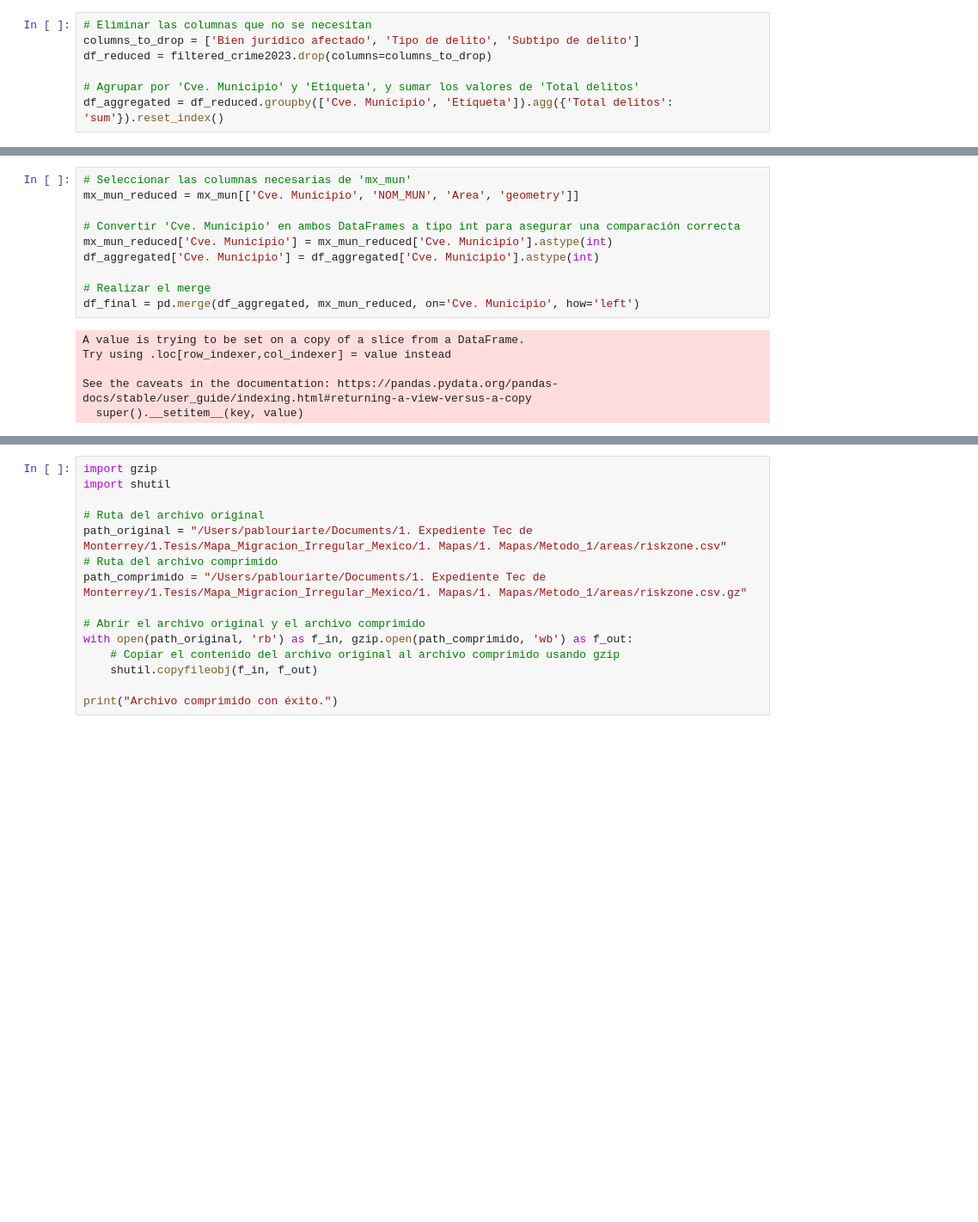
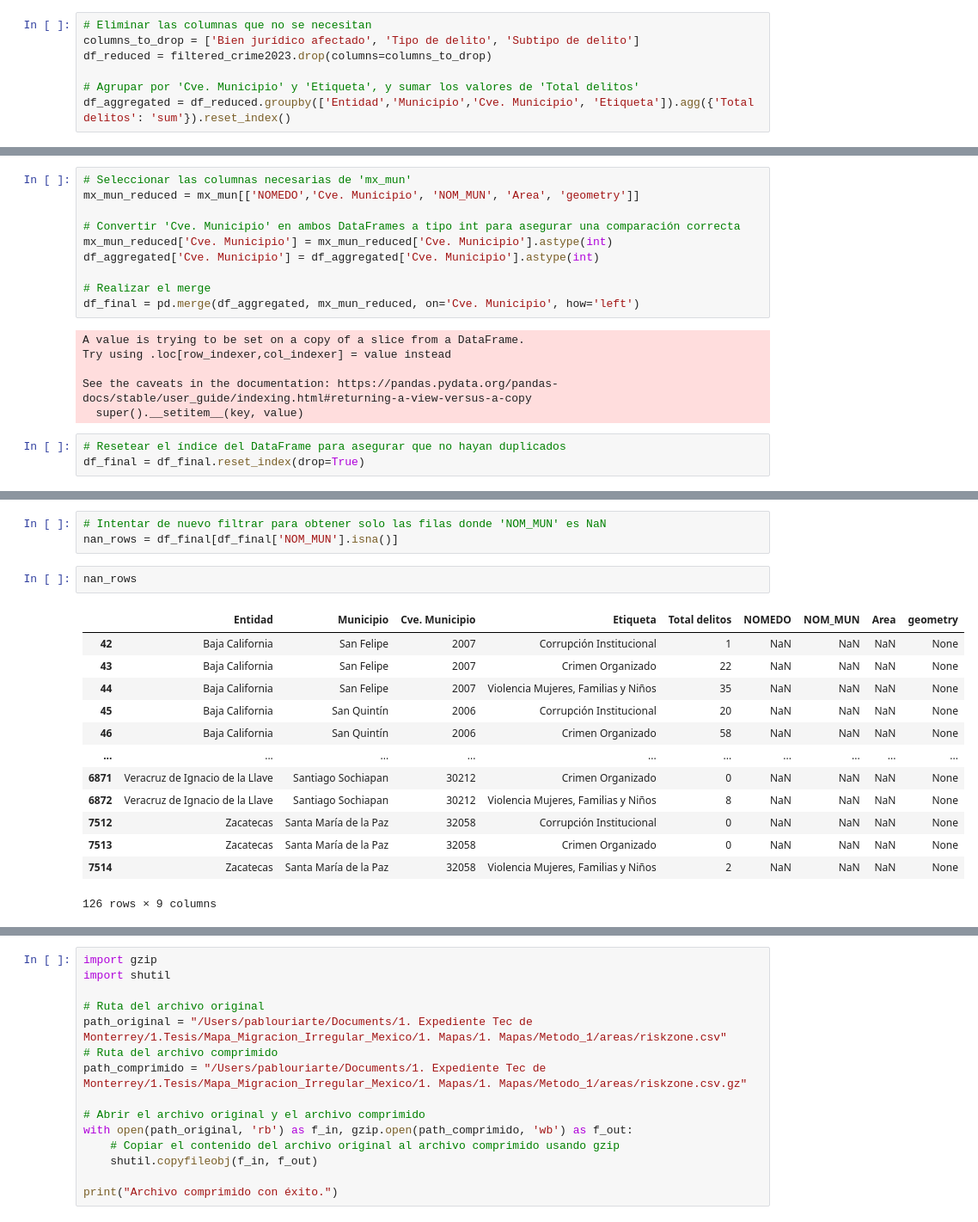
Before and after one commit to puriarter21/Mapa_Migracion_Irregular_Mexico, a Jupyter notebook: 1. Mapas/1. Mapas/Metodo_1/areas/risk zone.ipynb, the cells around one changed output, grey strips where cells are left out. Shown: that part at 86% size. Drawn from its saved outputs; the diff is of its cells as text; blank space fills up the shorter version.

```diff
--- a/1. Mapas/1. Mapas/Metodo_1/areas/risk zone.ipynb
+++ b/1. Mapas/1. Mapas/Metodo_1/areas/risk zone.ipynb
@@ -148,5 +222,5 @@ columns_to_drop = ['Bien jurídico afectado', 'Tipo de delito', 'Subtipo de deli
 df_reduced = filtered_crime2023.drop(columns=columns_to_drop)
 
 # Agrupar por 'Cve. Municipio' y 'Etiqueta', y sumar los valores de 'Total delitos'
-df_aggregated = df_reduced.groupby(['Cve. Municipio', 'Etiqueta']).agg({'Total delitos': 'sum'}).reset_index()
+df_aggregated = df_reduced.groupby(['Entidad','Municipio','Cve. Municipio', 'Etiqueta']).agg({'Total delitos': 'sum'}).reset_index()
 # %%
@@ -161,6 +246,6 @@ df_aggregated.head()
 # %%
 # Seleccionar las columnas necesarias de 'mx_mun'
-mx_mun_reduced = mx_mun[['Cve. Municipio', 'NOM_MUN', 'Area', 'geometry']]
+mx_mun_reduced = mx_mun[['NOMEDO','Cve. Municipio', 'NOM_MUN', 'Area', 'geometry']]
 
 # Convertir 'Cve. Municipio' en ambos DataFrames a tipo int para asegurar una comparación correcta
 mx_mun_reduced['Cve. Municipio'] = mx_mun_reduced['Cve. Municipio'].astype(int)
@@ -174,4 +259,7 @@ Try using .loc[row_indexer,col_indexer] = value instead
 
 See the caveats in the documentation: https://pandas.pydata.org/pandas-docs/stable/user_guide/indexing.html#returning-a-view-versus-a-copy
   super().__setitem__(key, value)
+# %%
+# Resetear el índice del DataFrame para asegurar que no hayan duplicados
+df_final = df_final.reset_index(drop=True)
 # %%
@@ -192,0 +285,19 @@ df_final
+# %%
+# Intentar de nuevo filtrar para obtener solo las filas donde 'NOM_MUN' es NaN
+nan_rows = df_final[df_final['NOM_MUN'].isna()]
+# %%
+nan_rows
+# %% [output]
+|  | Entidad | Municipio | Cve. Municipio | Etiqueta | Total delitos | NOMEDO | NOM_MUN | Area | geometry |
+| 42 | Baja California | San Felipe | 2007 | Corrupción Institucional | 1 | NaN | NaN | NaN | None |
+| 43 | Baja California | San Felipe | 2007 | Crimen Organizado | 22 | NaN | NaN | NaN | None |
+| 44 | Baja California | San Felipe | 2007 | Violencia Mujeres, Familias y Niños | 35 | NaN | NaN | NaN | None |
+| 45 | Baja California | San Quintín | 2006 | Corrupción Institucional | 20 | NaN | NaN | NaN | None |
+| 46 | Baja California | San Quintín | 2006 | Crimen Organizado | 58 | NaN | NaN | NaN | None |
+| ... | ... | ... | ... | ... | ... | ... | ... | ... | ... |
+| 6871 | Veracruz de Ignacio de la Llave | Santiago Sochiapan | 30212 | Crimen Organizado | 0 | NaN | NaN | NaN | None |
+| 6872 | Veracruz de Ignacio de la Llave | Santiago Sochiapan | 30212 | Violencia Mujeres, Familias y Niños | 8 | NaN | NaN | NaN | None |
+| 7512 | Zacatecas | Santa María de la Paz | 32058 | Corrupción Institucional | 0 | NaN | NaN | NaN | None |
+| 7513 | Zacatecas | Santa María de la Paz | 32058 | Crimen Organizado | 0 | NaN | NaN | NaN | None |
+| 7514 | Zacatecas | Santa María de la Paz | 32058 | Violencia Mujeres, Familias y Niños | 2 | NaN | NaN | NaN | None |
+126 rows × 9 columns
```
Also changed, not shown: parts of 13 cells of this notebook.
